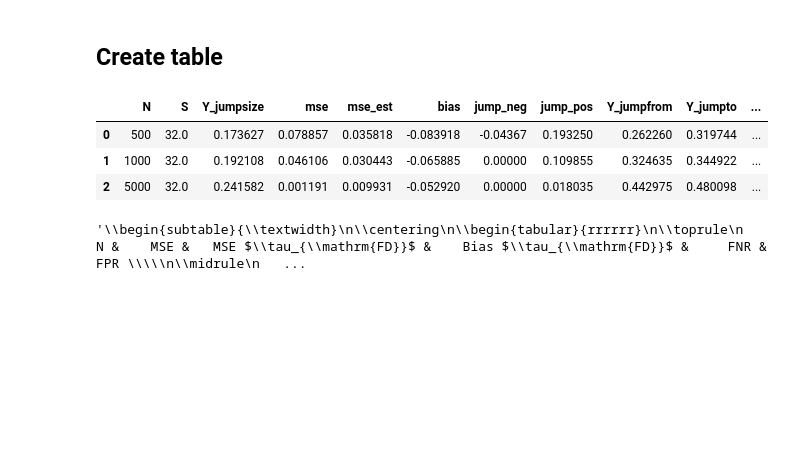
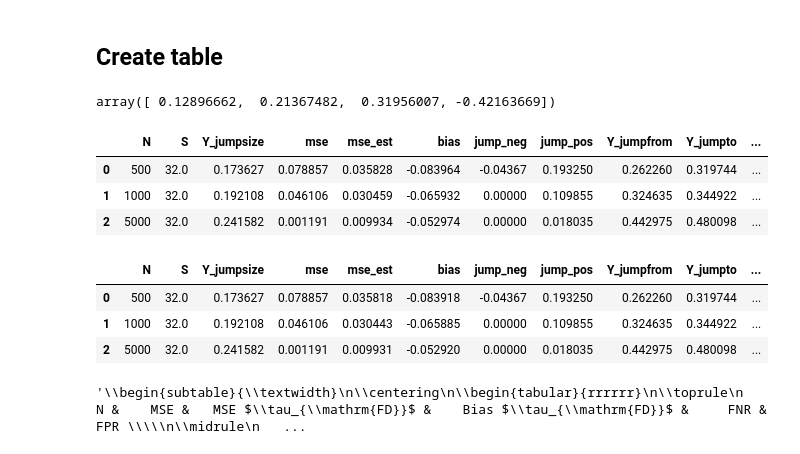
Before and after one commit to Davidvandijcke/fdr, a Jupyter notebook: src/analysis/simulations_1d.ipynb, the cells around one changed output. Drawn from its saved outputs; the diff is of its cells as text; code cells hidden in the pictures; blank space fills up the shorter version.

```diff
--- a/src/analysis/simulations_1d.ipynb
+++ b/src/analysis/simulations_1d.ipynb
@@ -220,21 +291,0 @@ array([ 0.12896662,  0.21367482,  0.31956007, -0.42163669])
-# %%
-i = 0
-
-origin_points = []
-dest_points = []
-
-# Get the coordinates of the current boundary point
-point = k[:, i]
-
-# Initialize a list to store the neighboring hypervoxels
-#neighbors = list(self.explore(point, J_grid))
-neighbors = []
-count = 0
-for d in range(J_grid.ndim):
-    neighbor = point.copy()
-    if neighbor[d] < J_grid.shape[d] - 1:
-        neighbor[d] += 1
-        neighbors.append(neighbor)
-        count += 1
-if count == 0:
-    neighbors.append(point.copy())
@@ -482,6 +367,10 @@ for i in range(data.shape[0]):
 
 jumpsizes = ((jumplist[:,1] - grid_f.min()) / grid_f.max())
 jumplocs = jumplist[:,0]
+# %%
+jumpsizes
+# %% [output]
+array([ 0.12896662,  0.21367482,  0.31956007, -0.42163669])
 # %%
 jumpdf = pd.DataFrame(np.stack([jumplocs , jumpsizes]).T, columns = ["X_0", "alpha"])
 # %%
@@ -517,6 +406,13 @@ mean_jumpsize = mean_jumpsize.groupby(['N', 'S']).agg({'Y_jumpsize' : 'mean',
                                             'alpha' : 'mean',
                                             'nu' : 'mean',
                                             'sigma' : 'mean'}).reset_index()
+# %%
+mean_jumpsize
+# %% [output]
+|  | N | S | Y_jumpsize | mse | mse_est | bias | jump_neg | jump_pos | Y_jumpfrom | Y_jumpto | ... |
+| 0 | 500 | 32.0 | 0.173627 | 0.078857 | 0.035828 | -0.083964 | -0.04367 | 0.193250 | 0.262260 | 0.319744 | ... |
+| 1 | 1000 | 32.0 | 0.192108 | 0.046106 | 0.030459 | -0.065932 | 0.00000 | 0.109855 | 0.324635 | 0.344922 | ... |
+| 2 | 5000 | 32.0 | 0.241582 | 0.001191 | 0.009934 | -0.052974 | 0.00000 | 0.018035 | 0.442975 | 0.480098 | ... |
 # %%
 latex_table = create_latex_subtables(mean_jumpsize)
 with open(os.path.join(tabs_dir, 'simulations_1D_sigma_0.05.tex'), 'w') as f:
```
Also changed, not shown: parts of 29 cells of this notebook.
